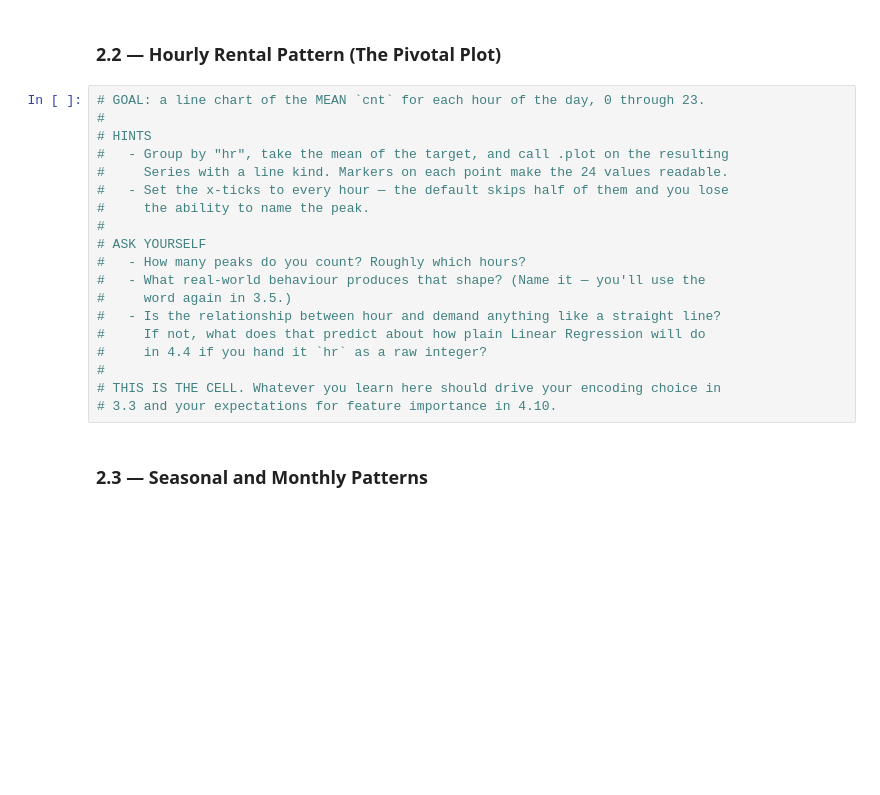
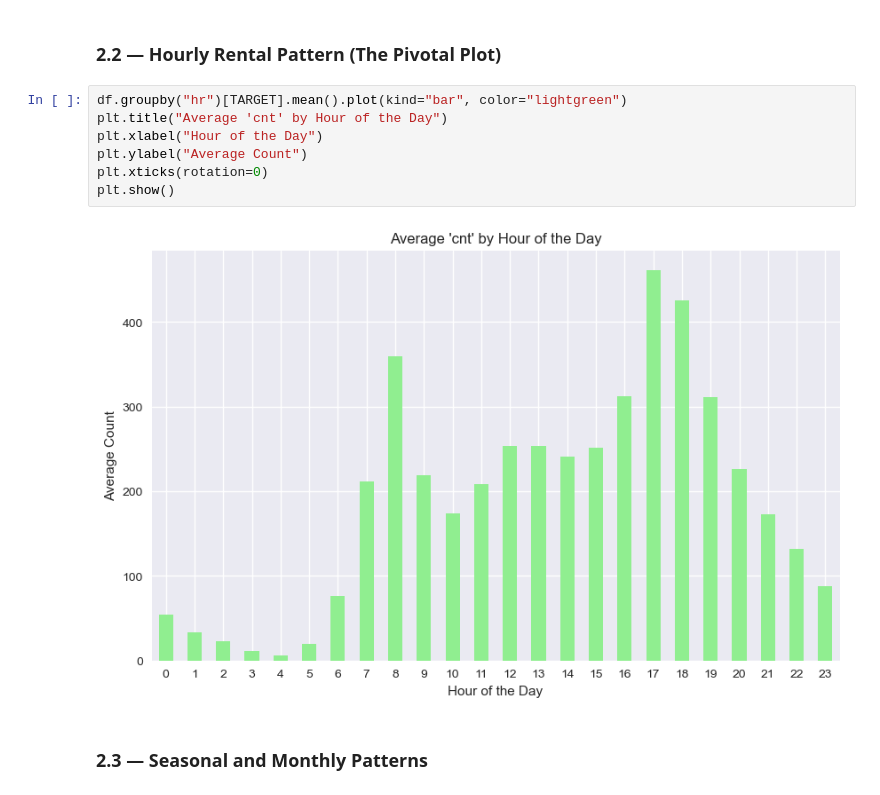
Before and after one commit to sufyan1105/Bike-sharing-demand-prediction, a Jupyter notebook: 03_bike_sharing_demand_predictor.ipynb, the cells around one changed output. Saved outputs shown, nothing was run; the diff lists cells and outputs as text; blank space fills up the shorter version.

```diff
--- a/03_bike_sharing_demand_predictor.ipynb
+++ b/03_bike_sharing_demand_predictor.ipynb
@@ -185,24 +183,14 @@ dtype: int64
 # %% [markdown]
 ### 2.2 — Hourly Rental Pattern (The Pivotal Plot)
-# %%
-# GOAL: a line chart of the MEAN `cnt` for each hour of the day, 0 through 23.
-#
-# HINTS
-#   - Group by "hr", take the mean of the target, and call .plot on the resulting
-#     Series with a line kind. Markers on each point make the 24 values readable.
-#   - Set the x-ticks to every hour — the default skips half of them and you lose
-#     the ability to name the peak.
-#
-# ASK YOURSELF
-#   - How many peaks do you count? Roughly which hours?
-#   - What real-world behaviour produces that shape? (Name it — you'll use the
-#     word again in 3.5.)
-#   - Is the relationship between hour and demand anything like a straight line?
-#     If not, what does that predict about how plain Linear Regression will do
-#     in 4.4 if you hand it `hr` as a raw integer?
-#
-# THIS IS THE CELL. Whatever you learn here should drive your encoding choice in
-# 3.3 and your expectations for feature importance in 4.10.
+# %%
+df.groupby("hr")[TARGET].mean().plot(kind="bar", color="lightgreen")
+plt.title("Average 'cnt' by Hour of the Day")
+plt.xlabel("Hour of the Day")
+plt.ylabel("Average Count")
+plt.xticks(rotation=0)
+plt.show()
+# %% [output]
+[figure, added]
 # %% [markdown]
 ### 2.3 — Seasonal and Monthly Patterns
 # %%
```
Also changed, not shown: parts of 2 cells of this notebook.
